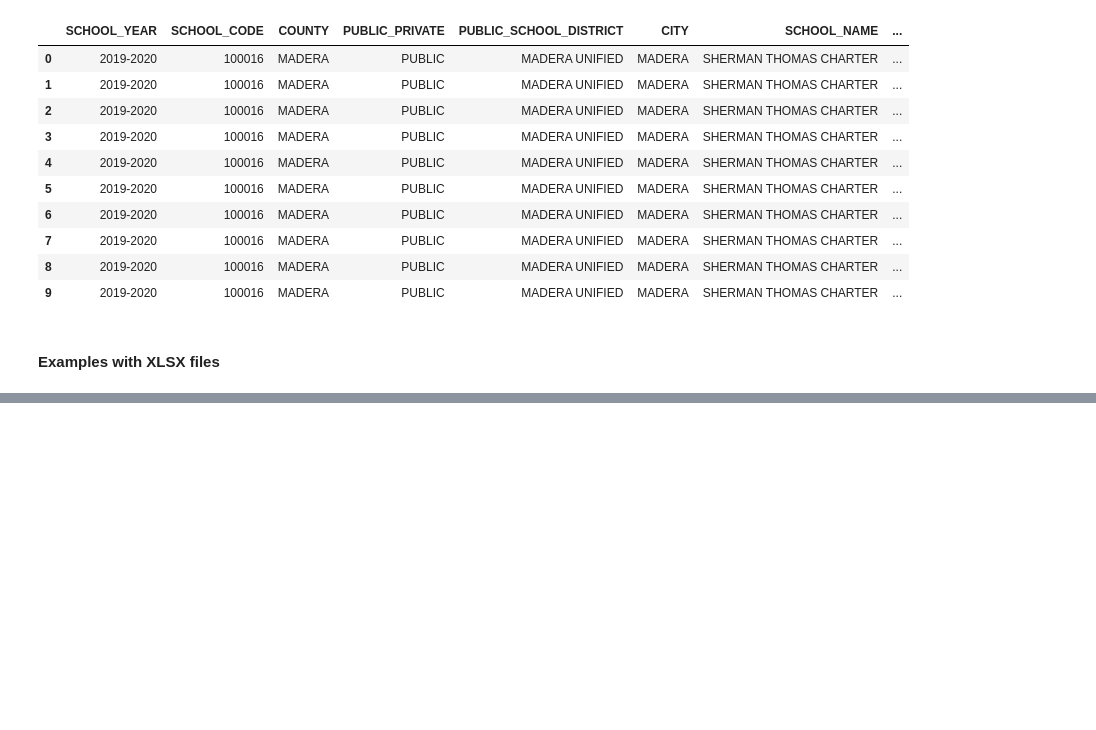
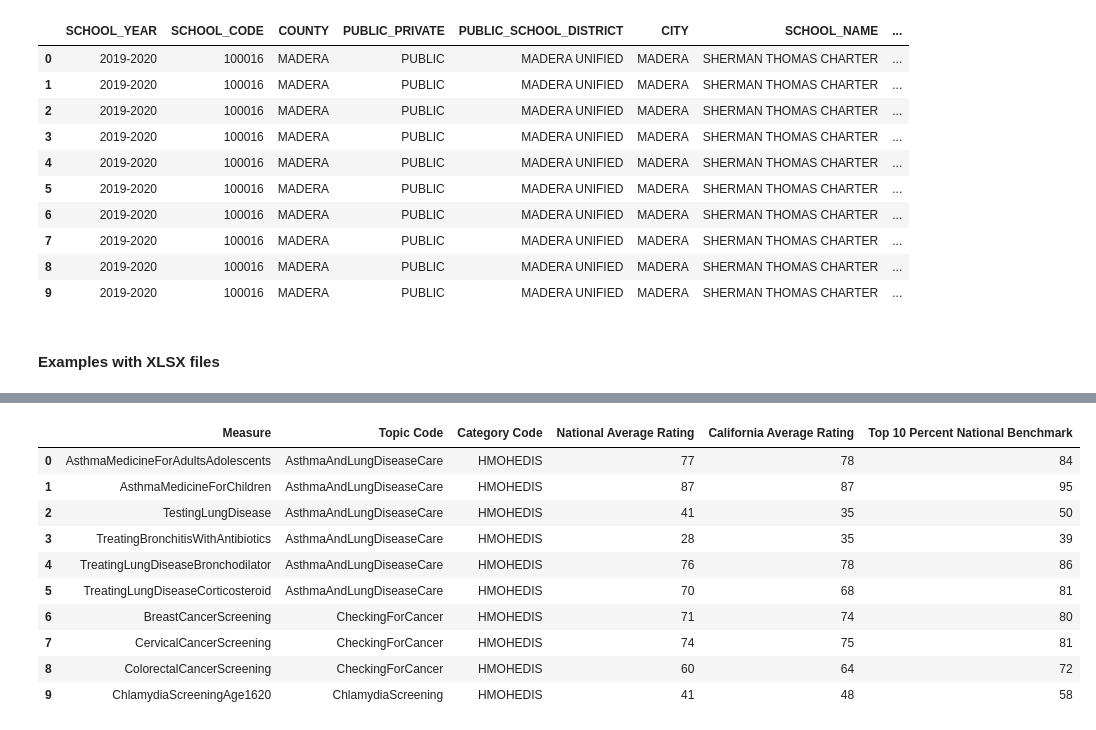
Before and after one commit to Alyssasorensen/datasci_1_loading, a Jupyter notebook: HHA507Assignment1.ipynb, the cells around one changed output, grey strips where cells are left out. Saved outputs shown, nothing was run; the diff lists cells and outputs as text; code cells hidden in the pictures; blank space fills up the shorter version.

```diff
--- a/HHA507Assignment1.ipynb
+++ b/HHA507Assignment1.ipynb
@@ -81,0 +125,14 @@ df = pd.read_xlsx('')
+# %%
+report_card_data_user_friendly
+# %% [output]
+|  | Measure | Topic Code | Category Code | National Average Rating | California Average Rating | Top 10 Percent National Benchmark |
+| 0 | AsthmaMedicineForAdultsAdolescents | AsthmaAndLungDiseaseCare | HMOHEDIS | 77 | 78 | 84 |
+| 1 | AsthmaMedicineForChildren | AsthmaAndLungDiseaseCare | HMOHEDIS | 87 | 87 | 95 |
+| 2 | TestingLungDisease | AsthmaAndLungDiseaseCare | HMOHEDIS | 41 | 35 | 50 |
+| 3 | TreatingBronchitisWithAntibiotics | AsthmaAndLungDiseaseCare | HMOHEDIS | 28 | 35 | 39 |
+| 4 | TreatingLungDiseaseBronchodilator | AsthmaAndLungDiseaseCare | HMOHEDIS | 76 | 78 | 86 |
+| 5 | TreatingLungDiseaseCorticosteroid | AsthmaAndLungDiseaseCare | HMOHEDIS | 70 | 68 | 81 |
+| 6 | BreastCancerScreening | CheckingForCancer | HMOHEDIS | 71 | 74 | 80 |
+| 7 | CervicalCancerScreening | CheckingForCancer | HMOHEDIS | 74 | 75 | 81 |
+| 8 | ColorectalCancerScreening | CheckingForCancer | HMOHEDIS | 60 | 64 | 72 |
+| 9 | ChlamydiaScreeningAge1620 | ChlamydiaScreening | HMOHEDIS | 41 | 48 | 58 |
```
Also changed, not shown: parts of 6 cells of this notebook.
